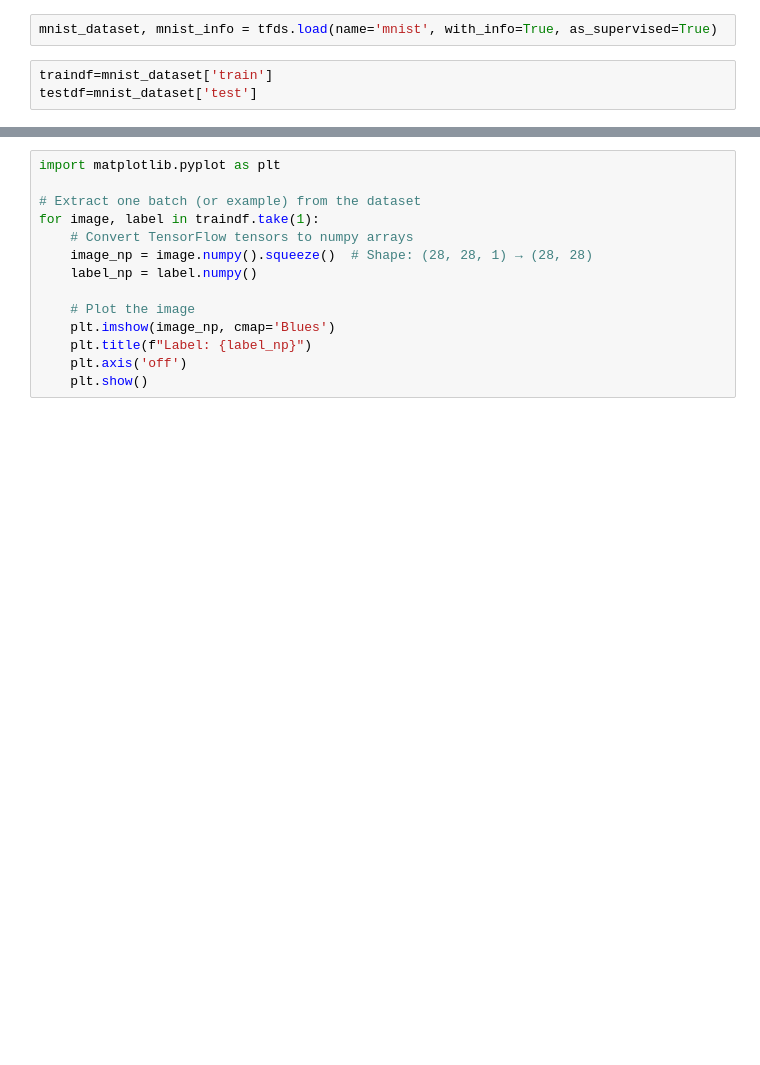
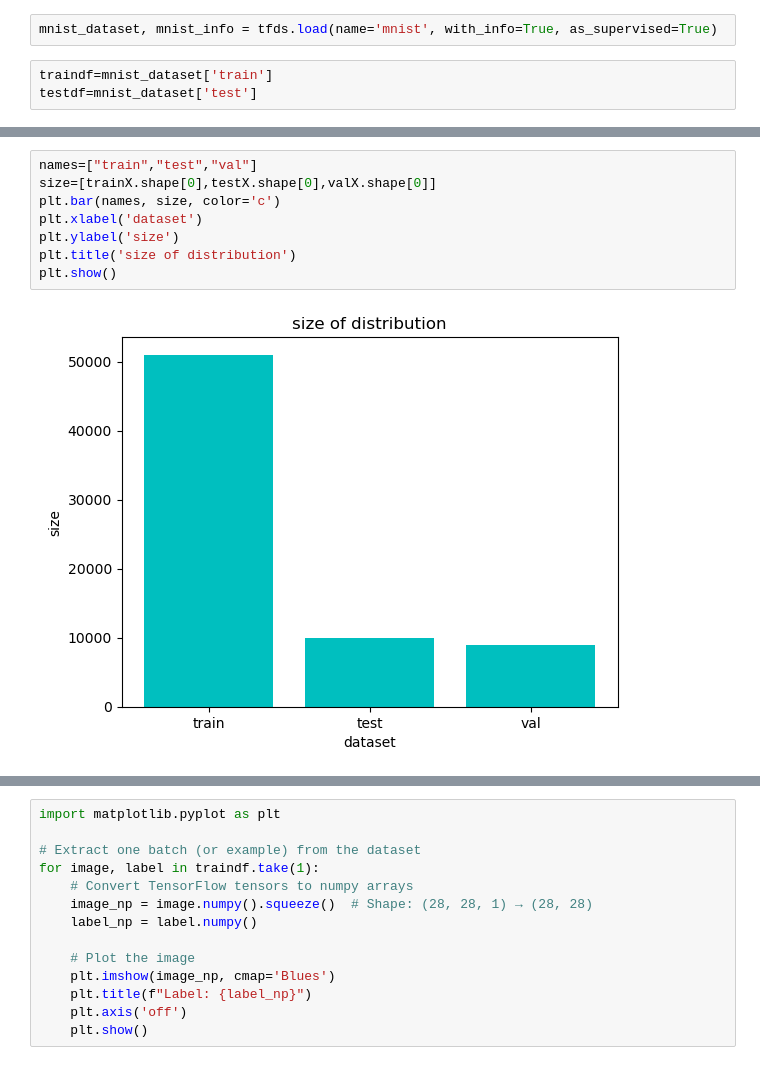
Before and after one commit to Gokul0Krishna/nn_form_scratch, a Jupyter notebook: data_prep.ipynb, the cells around one changed output, grey strips where cells are left out. Cells and saved outputs as stored; diff of their text form; blank space fills up the shorter version.

```diff
--- a/data_prep.ipynb
+++ b/data_prep.ipynb
@@ -58,3 +69,13 @@ y_train shape: (60000,)
+# %%
+names=["train","test","val"]
+size=[trainX.shape[0],testX.shape[0],valX.shape[0]]
+plt.bar(names, size, color='c')
+plt.xlabel('dataset')
+plt.ylabel('size')
+plt.title('size of distribution')
+plt.show()
+# %% [output]
+[figure, added]
 # %%
 print(testlabel[20])
 import matplotlib.pyplot as plt
```
Also changed, not shown: parts of 16 cells of this notebook.
